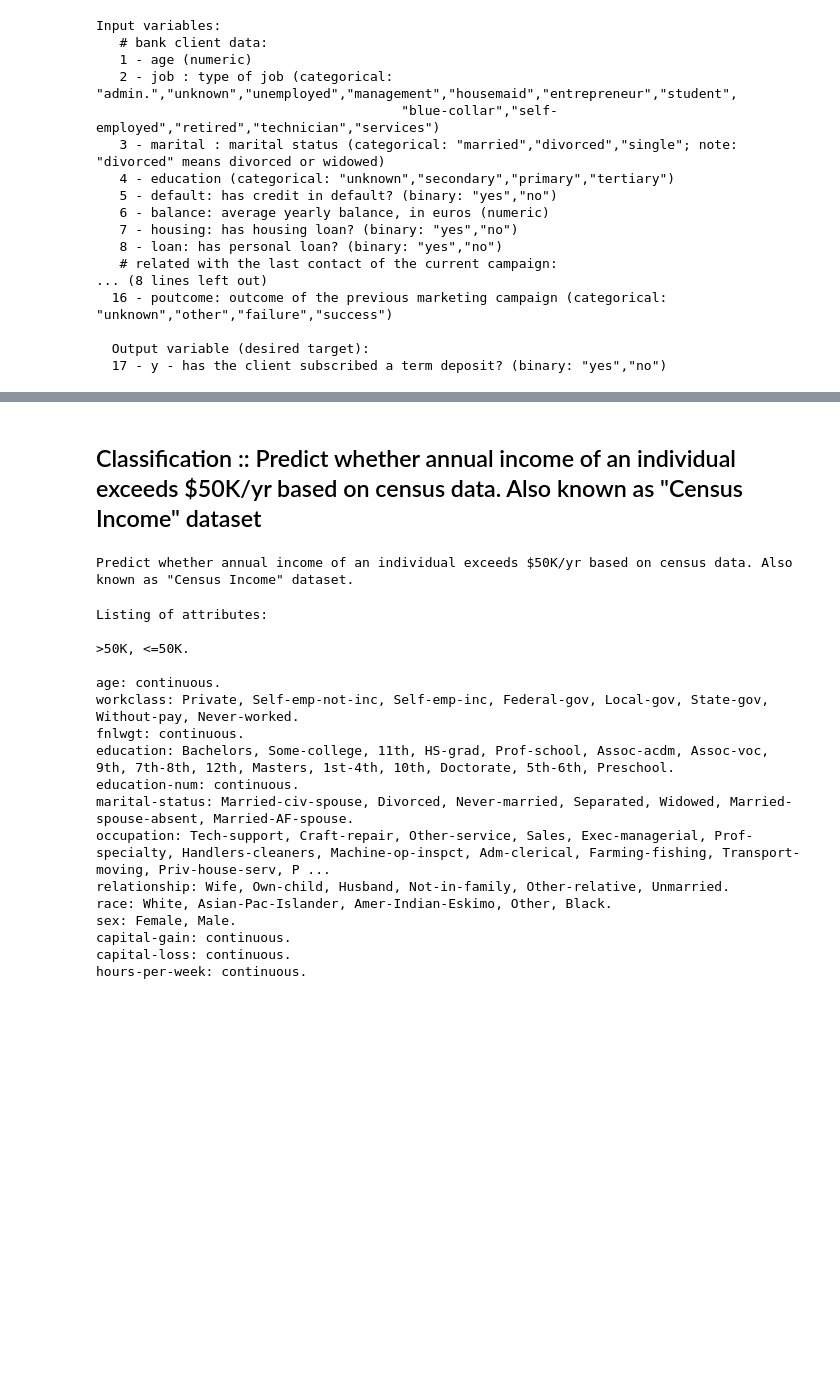
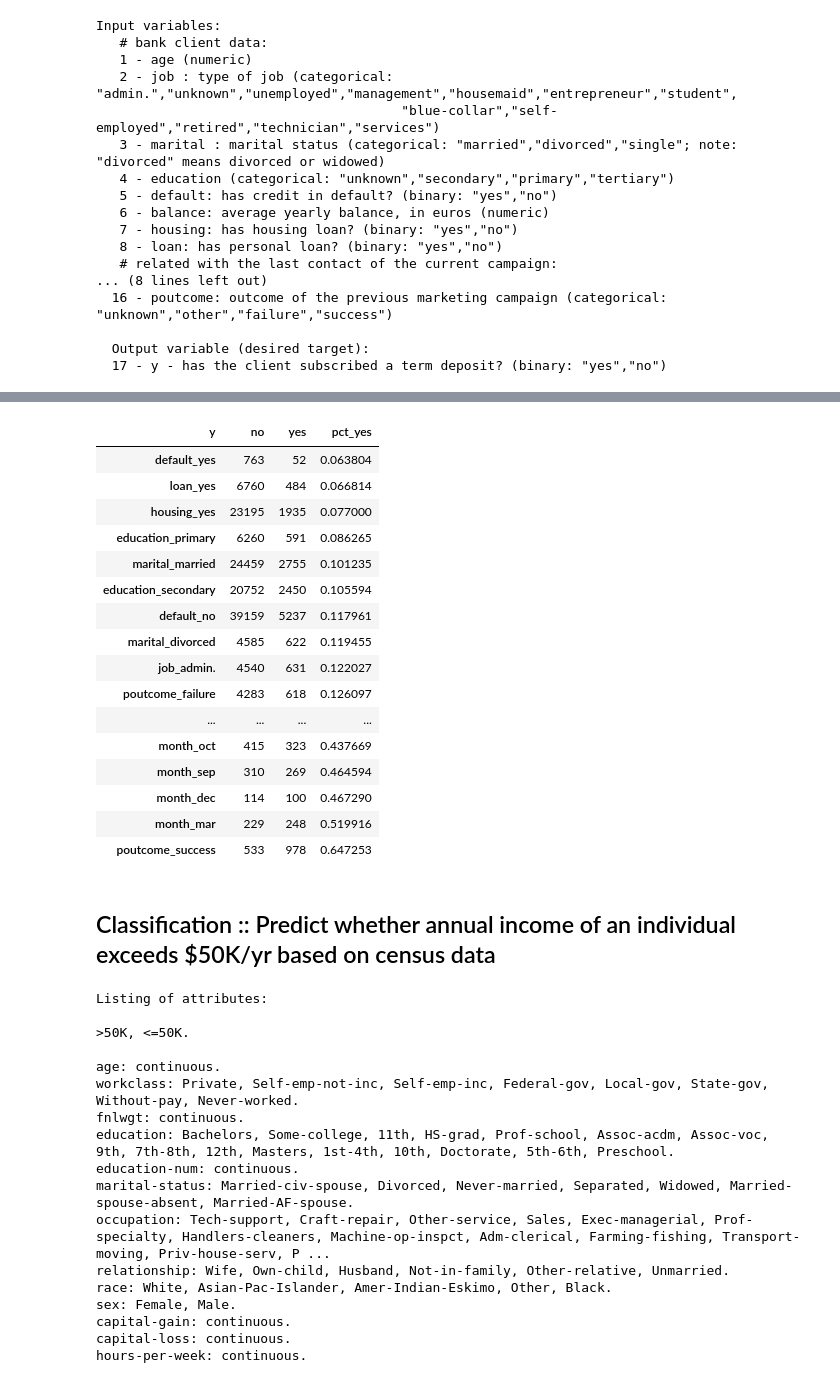
Before and after one commit to dushyantkhosla/cst4150, a Jupyter notebook: 08-Walkthroughs/uciml-datasets.ipynb, the cells around one changed output, grey strips where cells are left out. Drawn from its saved outputs; the diff is of its cells as text; code cells hidden in the pictures; blank space fills up the shorter version.

```diff
--- a/08-Walkthroughs/uciml-datasets.ipynb
+++ b/08-Walkthroughs/uciml-datasets.ipynb
@@ -59,11 +105,37 @@ df_bank_marketing = bank_marketing.data.get('original')
+# %%
+pd.concat([
+    (df_bank_marketing
+     .reset_index()
+     .pivot_table(index=col, columns='y', values='index', aggfunc='count')
+     .eval("pct_yes=yes/(no+yes)")
+     .sort_values('pct_yes')
+     .rename(index=lambda i: f"{col}_{i}")
+     .tail())
+    for col
+    in df_bank_marketing.select_dtypes(include=pd.Categorical).fillna('Unknown').drop(columns='y').columns.values
+]).sort_values('pct_yes')
+# %% [output]
+| y | no | yes | pct_yes |
+| default_yes | 763 | 52 | 0.063804 |
+| loan_yes | 6760 | 484 | 0.066814 |
+| housing_yes | 23195 | 1935 | 0.077000 |
+| education_primary | 6260 | 591 | 0.086265 |
+| marital_married | 24459 | 2755 | 0.101235 |
+| education_secondary | 20752 | 2450 | 0.105594 |
+| default_no | 39159 | 5237 | 0.117961 |
+| marital_divorced | 4585 | 622 | 0.119455 |
+| job_admin. | 4540 | 631 | 0.122027 |
+| poutcome_failure | 4283 | 618 | 0.126097 |
+| ... | ... | ... | ... |
+| month_oct | 415 | 323 | 0.437669 |
+| month_sep | 310 | 269 | 0.464594 |
+| month_dec | 114 | 100 | 0.467290 |
+| month_mar | 229 | 248 | 0.519916 |
+| poutcome_success | 533 | 978 | 0.647253 |
 # %% [markdown]
-## Classification :: Predict whether annual income of an individual exceeds $50K/yr based on census data. Also known as "Census Income" dataset
+## Classification :: Predict whether annual income of an individual exceeds $50K/yr based on census data
 # %%
 adult = fetch_ucirepo(name='Adult')
-# %%
-print(adult.metadata.get('abstract'))
-# %% [output]
-Predict whether annual income of an individual exceeds $50K/yr based on census data. Also known as "Census Income" dataset.
 # %%
 print(adult.metadata.get('additional_info').get('variable_info'))
 # %% [output]
```
Also changed, not shown: parts of 11 cells of this notebook, 25 other files.
